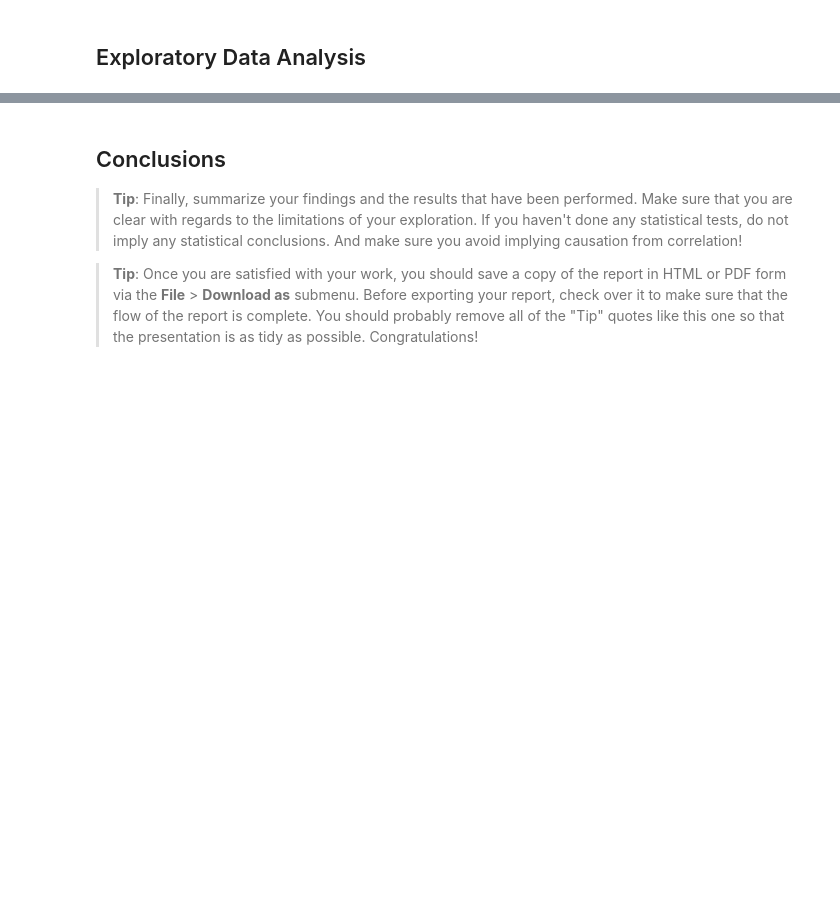
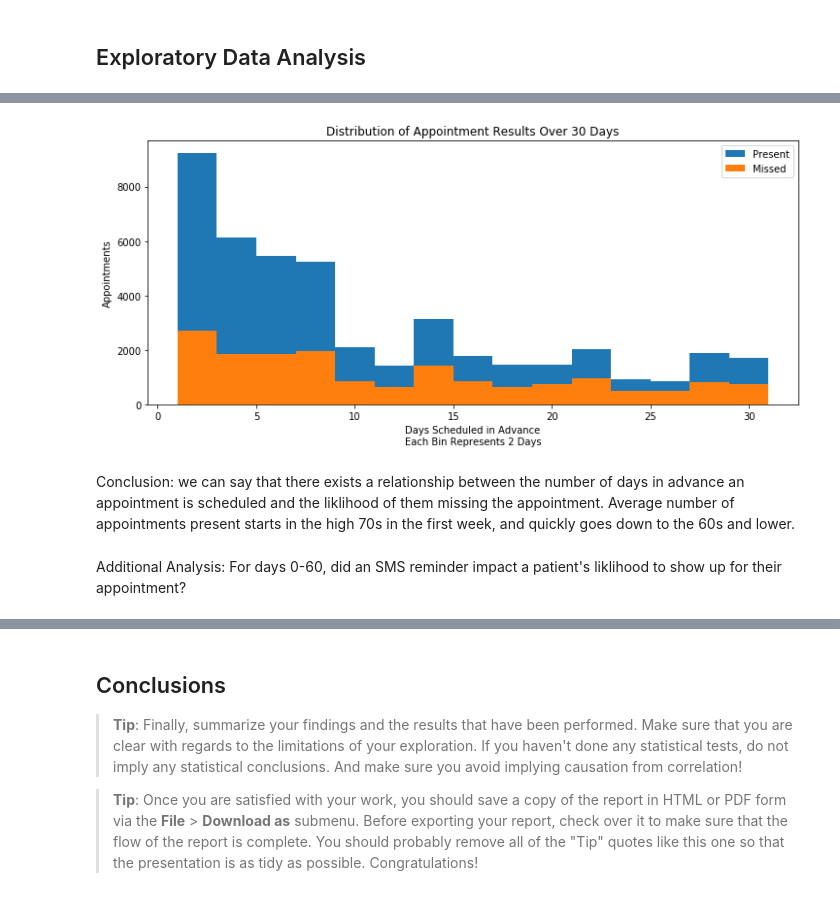
Before and after one commit to timothyshort/data_analysis, a Jupyter notebook: 03_data_analysis/project-no_show_appts/investigate-a-dataset-template.ipynb, the cells around one changed output, grey strips where cells are left out. Cells and saved outputs as stored; diff of their text form; code cells hidden in the pictures; blank space fills up the shorter version.

```diff
--- a/03_data_analysis/project-no_show_appts/investigate-a-dataset-template.ipynb
+++ b/03_data_analysis/project-no_show_appts/investigate-a-dataset-template.ipynb
@@ -84,0 +149,14 @@ df = pd.read_csv('cleaned-noshowappointments.csv')
+# %%
+plt.figure(figsize=(12,5))
+plt.hist(df_p['DateDifference'], bins=15, range=(start + 1,end + 1));
+plt.hist(df_m['DateDifference'], bins=15, range=(start + 1,end + 1));
+plt.legend(['Present','Missed']);
+plt.title('Distribution of Appointment Results Over 30 Days');
+plt.xlabel('Days Scheduled in Advance\nEach Bin Represents 2 Days')
+plt.ylabel('Appointments');
+# %% [output]
+[figure, added]
+# %% [markdown]
+Conclusion: we can say that there exists a relationship between the number of days in advance an appointment is scheduled and the liklihood of them missing the appointment. Average number of appointments present starts in the high 70s in the first week, and quickly goes down to the 60s and lower.
+# %% [markdown]
+Additional Analysis: For days 0-60, did an SMS reminder impact a patient's liklihood to show up for their appointment?
```
Also changed, not shown: parts of 28 cells of this notebook.
